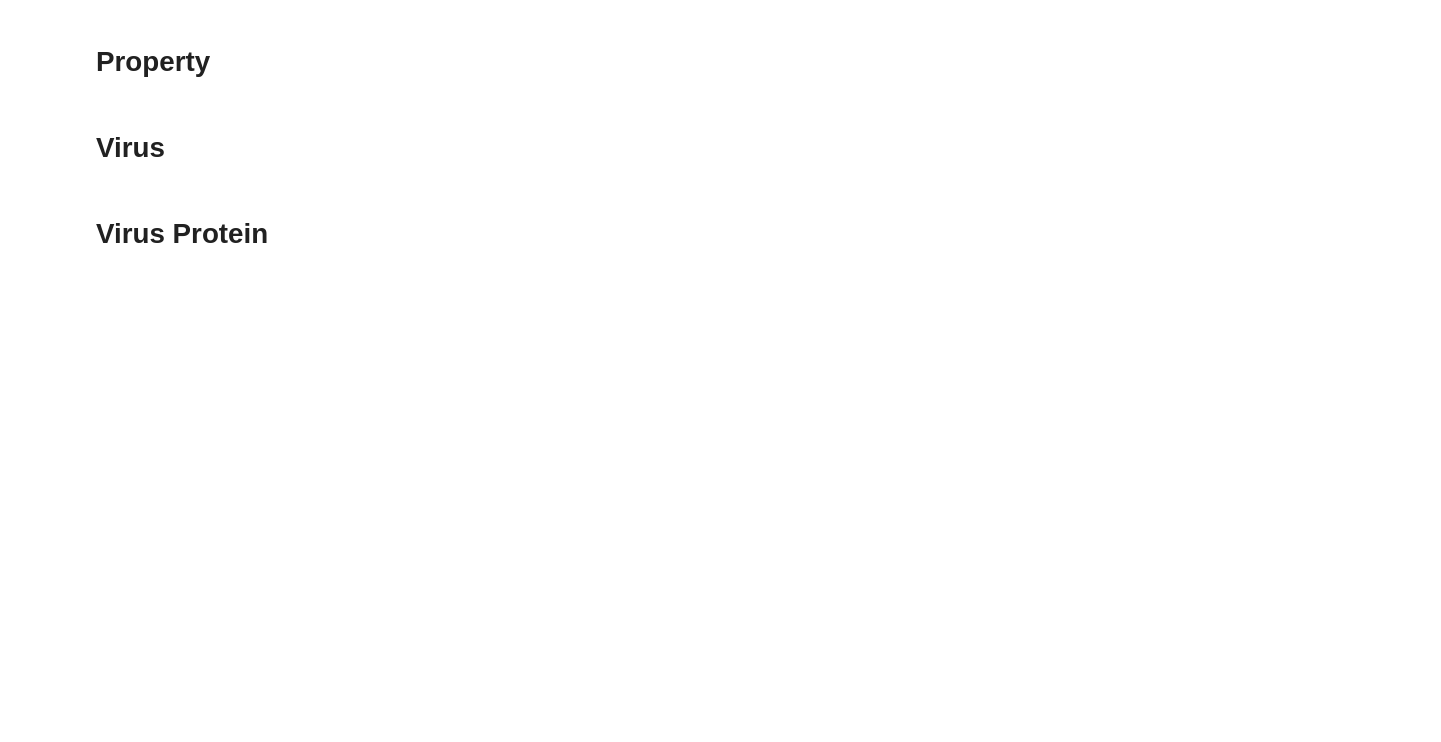
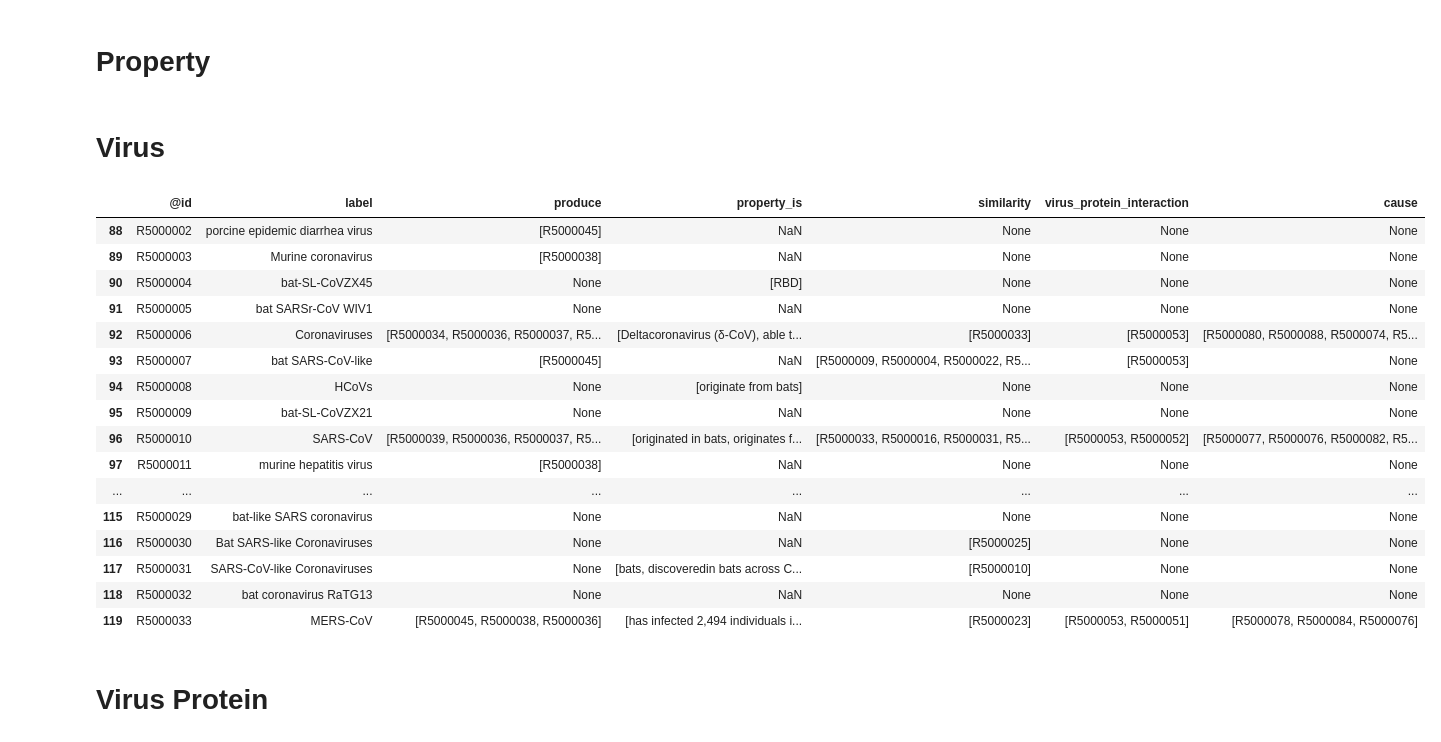
Before and after one commit to Lucian-jw/Fyp, a Jupyter notebook: process.ipynb, the cells around one changed output. Saved outputs shown, nothing was run; the diff lists cells and outputs as text; code cells hidden in the pictures; blank space fills up the shorter version.

```diff
--- a/process.ipynb
+++ b/process.ipynb
@@ -171,6 +191,26 @@ virus['cause']=virus['cause'].apply(lambda x:partition(x))
 del virus['type']
 virus.set_index('@id')
 virus.to_csv('csv/virus.csv')
+# %%
+virus
+# %% [output]
+|  | @id | label | produce | property_is | similarity | virus_protein_interaction | cause |
+| 88 | R5000002 | porcine epidemic diarrhea virus | [R5000045] | NaN | None | None | None |
+| 89 | R5000003 | Murine coronavirus | [R5000038] | NaN | None | None | None |
+| 90 | R5000004 | bat-SL-CoVZX45 | None | [RBD] | None | None | None |
+| 91 | R5000005 | bat SARSr-CoV WIV1 | None | NaN | None | None | None |
+| 92 | R5000006 | Coronaviruses | [R5000034, R5000036, R5000037, R5... | [Deltacoronavirus (δ-CoV), able t... | [R5000033] | [R5000053] | [R5000080, R5000088, R5000074, R5... |
+| 93 | R5000007 | bat SARS-CoV-like | [R5000045] | NaN | [R5000009, R5000004, R5000022, R5... | [R5000053] | None |
+| 94 | R5000008 | HCoVs | None | [originate from bats] | None | None | None |
+| 95 | R5000009 | bat-SL-CoVZX21 | None | NaN | None | None | None |
+| 96 | R5000010 | SARS-CoV | [R5000039, R5000036, R5000037, R5... | [originated in bats, originates f... | [R5000033, R5000016, R5000031, R5... | [R5000053, R5000052] | [R5000077, R5000076, R5000082, R5... |
+| 97 | R5000011 | murine hepatitis virus | [R5000038] | NaN | None | None | None |
+| ... | ... | ... | ... | ... | ... | ... | ... |
+| 115 | R5000029 | bat-like SARS coronavirus | None | NaN | None | None | None |
+| 116 | R5000030 | Bat SARS-like Coronaviruses | None | NaN | [R5000025] | None | None |
+| 117 | R5000031 | SARS-CoV-like Coronaviruses | None | [bats, discoveredin bats across C... | [R5000010] | None | None |
+| 118 | R5000032 | bat coronavirus RaTG13 | None | NaN | None | None | None |
+| 119 | R5000033 | MERS-CoV | [R5000045, R5000038, R5000036] | [has infected 2,494 individuals i... | [R5000023] | [R5000053, R5000051] | [R5000078, R5000084, R5000076] |
 # %% [markdown]
 # Virus Protein
 # %%
```
Also changed, not shown: parts of 2 cells of this notebook, 18 other files.
